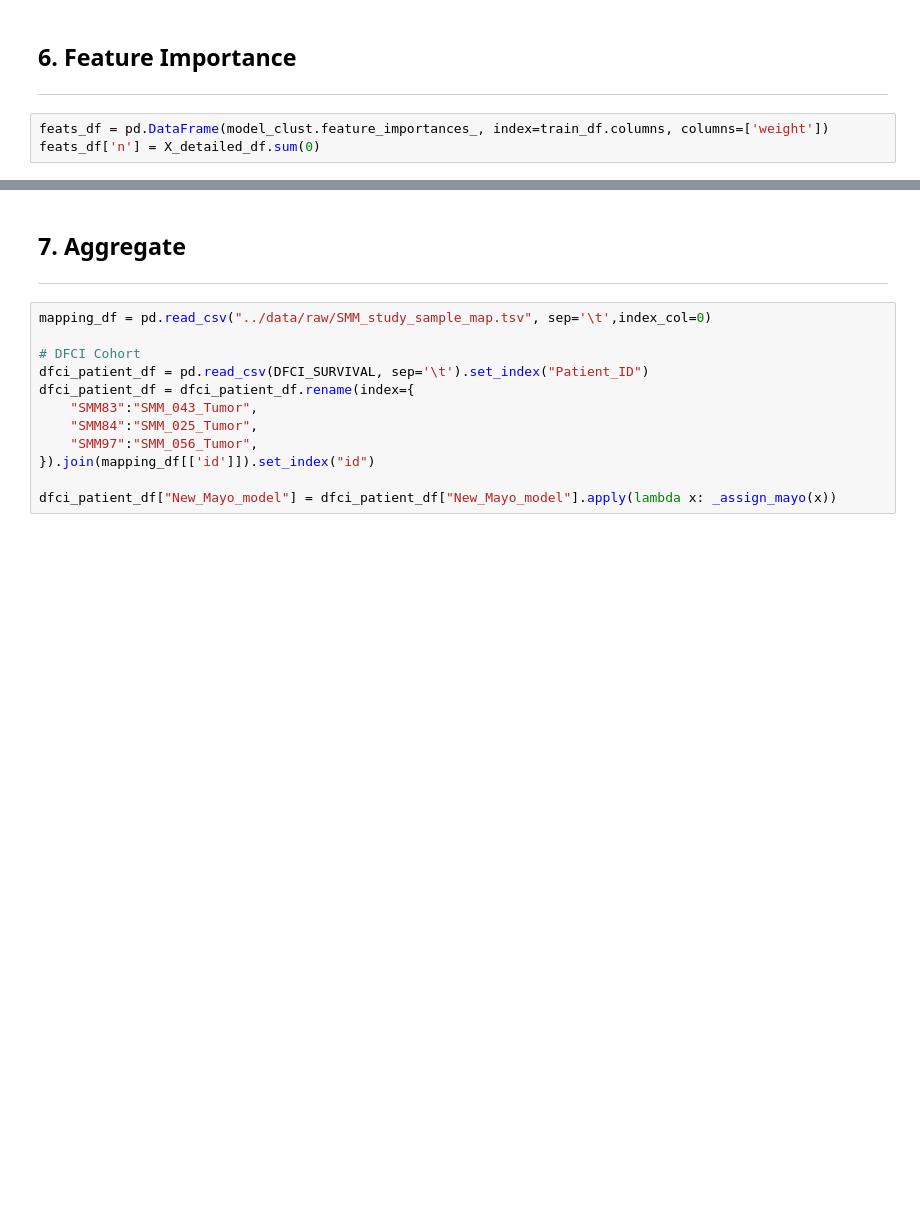
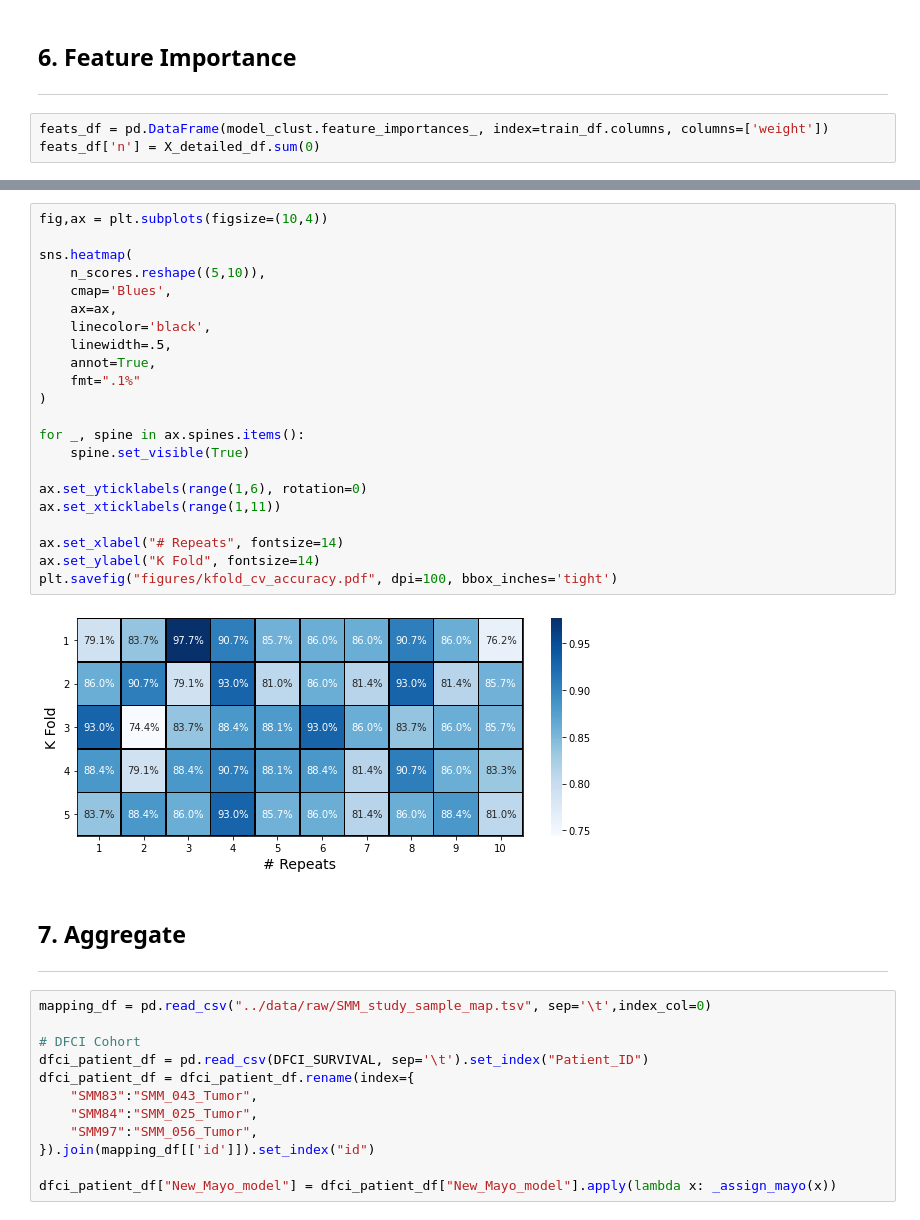
Before and after one commit to getzlab/SMM_clustering_2020, a Jupyter notebook: Fig3/1_clinical_classifier.ipynb, the cells around one changed output, grey strips where cells are left out. Drawn from its saved outputs; the diff is of its cells as text; blank space fills up the shorter version.

```diff
--- a/Fig3/1_clinical_classifier.ipynb
+++ b/Fig3/1_clinical_classifier.ipynb
@@ -397,3 +631,27 @@ plt.savefig("figures/SX_RF_feat_importance.pdf", dpi=100, bbox_inches='tight')
+# %%
+fig,ax = plt.subplots(figsize=(10,4))
+
+sns.heatmap(
+    n_scores.reshape((5,10)),
+    cmap='Blues',
+    ax=ax,
+    linecolor='black',
+    linewidth=.5,
+    annot=True,
+    fmt=".1%"
+)
+
+for _, spine in ax.spines.items():
+    spine.set_visible(True)
+
+ax.set_yticklabels(range(1,6), rotation=0)
+ax.set_xticklabels(range(1,11))
+
+ax.set_xlabel("# Repeats", fontsize=14)
+ax.set_ylabel("K Fold", fontsize=14)
+plt.savefig("figures/kfold_cv_accuracy.pdf", dpi=100, bbox_inches='tight')
+# %% [output]
+[figure, added]
 # %% [markdown]
 ## 7. Aggregate
 ---
```
Also changed, not shown: parts of 26 cells of this notebook, 14 other files.
